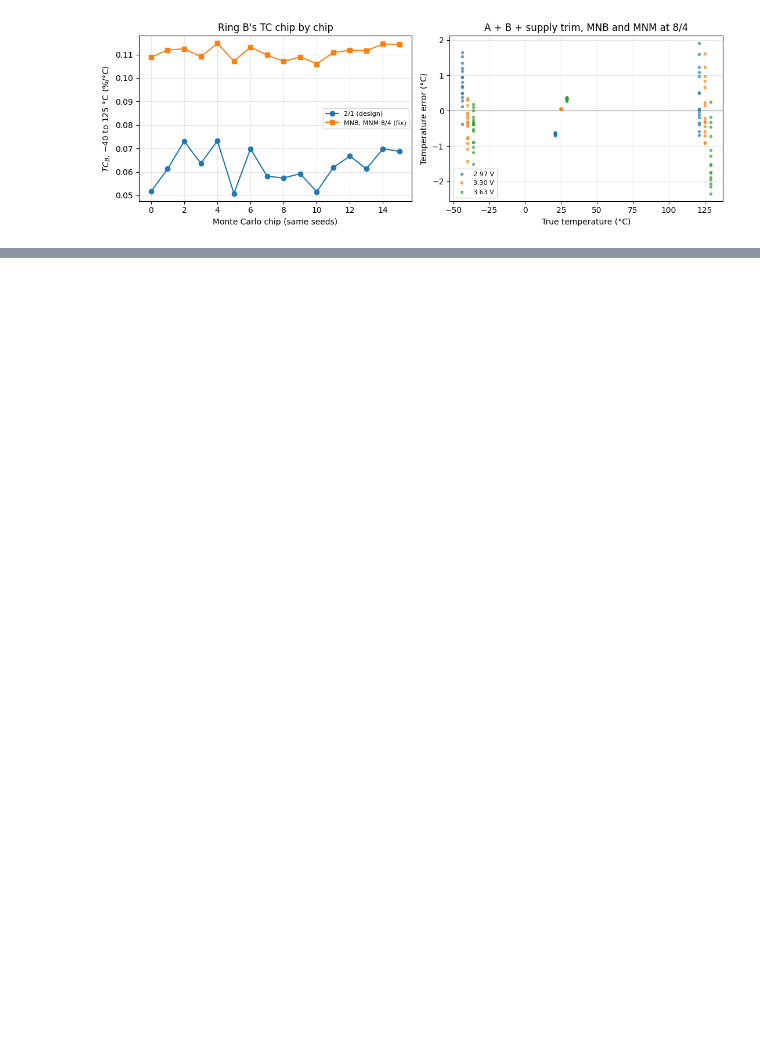
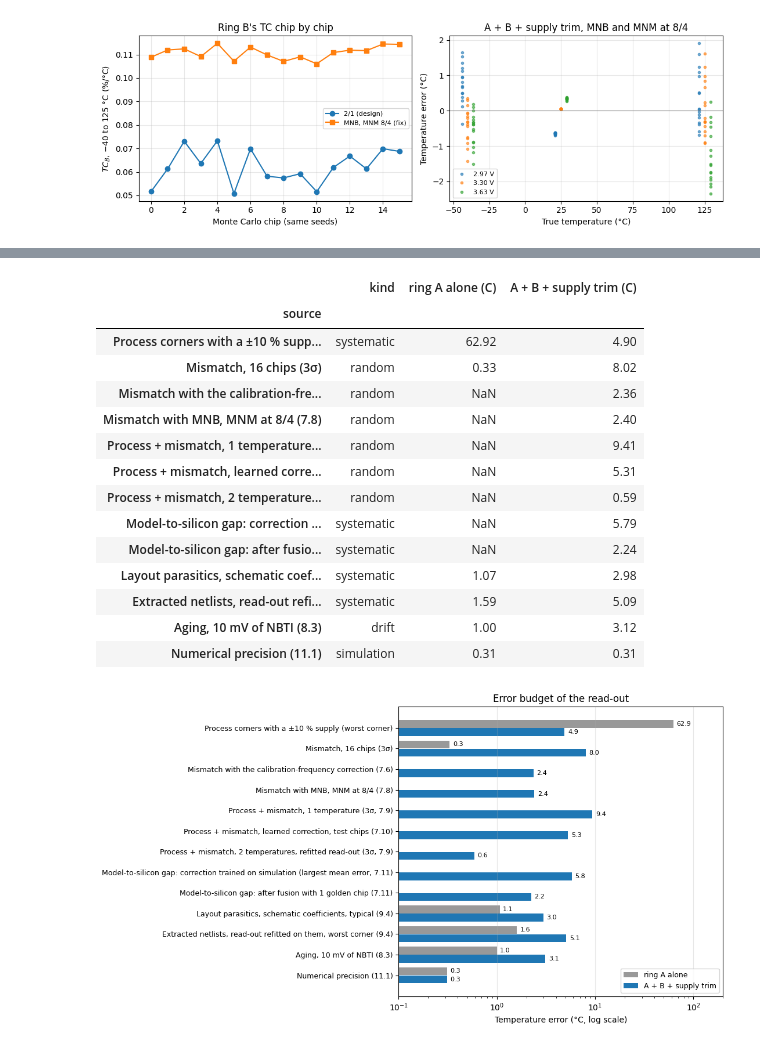
Before and after one commit to Orlando-Palma/sscs-ose-code-a-chip.github.io, a Jupyter notebook: ISSCC27/submitted_notebooks/gf180_ro_pvt_sensor/ro_pvt_gf180.ipynb, the cells around one changed output, grey strips where cells are left out. Cells and saved outputs as stored; diff of their text form; code cells hidden in the pictures; blank space fills up the shorter version.

```diff
--- a/ISSCC27/submitted_notebooks/gf180_ro_pvt_sensor/ro_pvt_gf180.ipynb
+++ b/ISSCC27/submitted_notebooks/gf180_ro_pvt_sensor/ro_pvt_gf180.ipynb
@@ -2318,0 +2810,69 @@ most important next step.
+# %%
+cf_row = "   + calibration-frequency correction"
+budget = pd.DataFrame([
+    ("Process corners with a ±10 % supply (worst corner)", "systematic",
+     readout["1) A alone, 3.3 V +/-10 % (C)"].max(), readout["3) A + B + supply trim (C)"].max()),
+    ("Mismatch, 16 chips (3σ)", "random",
+     mc_table.loc["A alone, 3.3 V", "MC: max 3 sigma (C)"],
+     mc_table.loc["A + B + supply trim, 3.3 V +/-10 %", "MC: max 3 sigma (C)"]),
+    ("Mismatch with the calibration-frequency correction (7.6)", "random", np.nan,
+     corr_table.loc[cf_row, "MC: max 3 sigma (C)"]),
+    ("Mismatch with MNB, MNM at 8/4 (7.8)", "random", np.nan, fix_table.loc["MNB, MNM 8/4 (fix)", "max 3 sigma (C)"]),
+    ("Process + mismatch, 1 temperature (3σ, 7.9)", "random", np.nan,
+     pop_table.loc["1 temperature (25 C) + supply trim", "max 3 sigma (C)"]),
+    ("Process + mismatch, learned correction, test chips (7.10)", "random", np.nan,
+     learn_table.loc[f"   + learned correction: {list(MODELS)[1]}", "max 3 sigma (C)"]),
+    ("Process + mismatch, 2 temperatures, refitted read-out (3σ, 7.9)", "random", np.nan,
+     pop_table.loc["2 temperatures, read-out refitted for them", "max 3 sigma (C)"]),
+    ("Model-to-silicon gap: correction trained on simulation (largest mean error, 7.11)", "systematic", np.nan,
+     bmf_table.loc[(1, "simulation-trained correction as is"), "max |mean| (C)"]),
+    ("Model-to-silicon gap: after fusion with 1 golden chip (7.11)", "systematic", np.nan,
+     bmf_table.loc[(1, "Bayesian model fusion"), "max |mean| (C)"]),
+    ("Layout parasitics, schematic coefficients, typical (9.4)", "systematic",
+     readout_post["A alone, 3.3 V: layout (C)"].iloc[0], readout_post["A + B + trim: layout (C)"].iloc[0]),
+    ("Extracted netlists, read-out refitted on them, worst corner (9.4)", "systematic",
+     post_corner_table["A alone, 3.3 V: layout, refitted (C)"].max(), post_corner_table["A + B + trim: layout, refitted (C)"].max()),
+    ("Aging, 10 mV of NBTI (8.3)", "drift",
+     abs(equiv.loc["NBTI (pMOS)", "A alone: apparent dT (C)"]), abs(equiv.loc["NBTI (pMOS)", "A + B: apparent dT (C)"])),
+    ("Numerical precision (11.1)", "simulation", acc["equivalent (C)"].max(), acc["equivalent (C)"].max()),
+], columns=["source", "kind", "ring A alone (C)", "A + B + supply trim (C)"]).set_index("source")
+try:
+    display(budget.round(2))
+except NameError:
+    print(budget.round(2).to_string())
+
+fig, ax = plt.subplots(figsize=(11, 6.0))
+y = np.arange(len(budget))[::-1]
+for dy, col, color in ((0.2, "ring A alone (C)", "0.6"), (-0.2, "A + B + supply trim (C)", "#1f77b4")):
+    vals = budget[col].to_numpy(dtype=float)
+    ok = ~np.isnan(vals)
+    ax.barh(y[ok] + dy, vals[ok], height=0.38, color=color, label=col.replace(" (C)", ""))
+    for yy, v in zip(y[ok] + dy, vals[ok]):
+        ax.text(v * 1.08, yy, f"{v:.1f}", va="center", fontsize=8)
+ax.set_xscale("log")
+ax.set_xlim(0.1, 200)
+ax.set_yticks(y)
+ax.set_yticklabels(budget.index, fontsize=9)
+ax.set_xlabel("Temperature error (°C, log scale)")
+ax.set_title("Error budget of the read-out")
+ax.grid(axis="x", alpha=0.3)
+ax.legend(fontsize=9, loc="lower right")
+fig.tight_layout()
+plt.show()
+# %% [output]
+|  | kind | ring A alone (C) | A + B + supply trim (C) |
+| source |  |  |  |
+| Process corners with a ±10 % supp... | systematic | 62.92 | 4.90 |
+| Mismatch, 16 chips (3σ) | random | 0.33 | 8.02 |
+| Mismatch with the calibration-fre... | random | NaN | 2.36 |
+| Mismatch with MNB, MNM at 8/4 (7.8) | random | NaN | 2.40 |
+| Process + mismatch, 1 temperature... | random | NaN | 9.41 |
+| Process + mismatch, learned corre... | random | NaN | 5.31 |
+| Process + mismatch, 2 temperature... | random | NaN | 0.59 |
+| Model-to-silicon gap: correction ... | systematic | NaN | 5.79 |
+| Model-to-silicon gap: after fusio... | systematic | NaN | 2.24 |
+| Layout parasitics, schematic coef... | systematic | 1.07 | 2.98 |
+| Extracted netlists, read-out refi... | systematic | 1.59 | 5.09 |
+| Aging, 10 mV of NBTI (8.3) | drift | 1.00 | 3.12 |
+| Numerical precision (11.1) | simulation | 0.31 | 0.31 |
+[figure, added]
```
Also changed, not shown: parts of 87 cells of this notebook, 13 other files.
